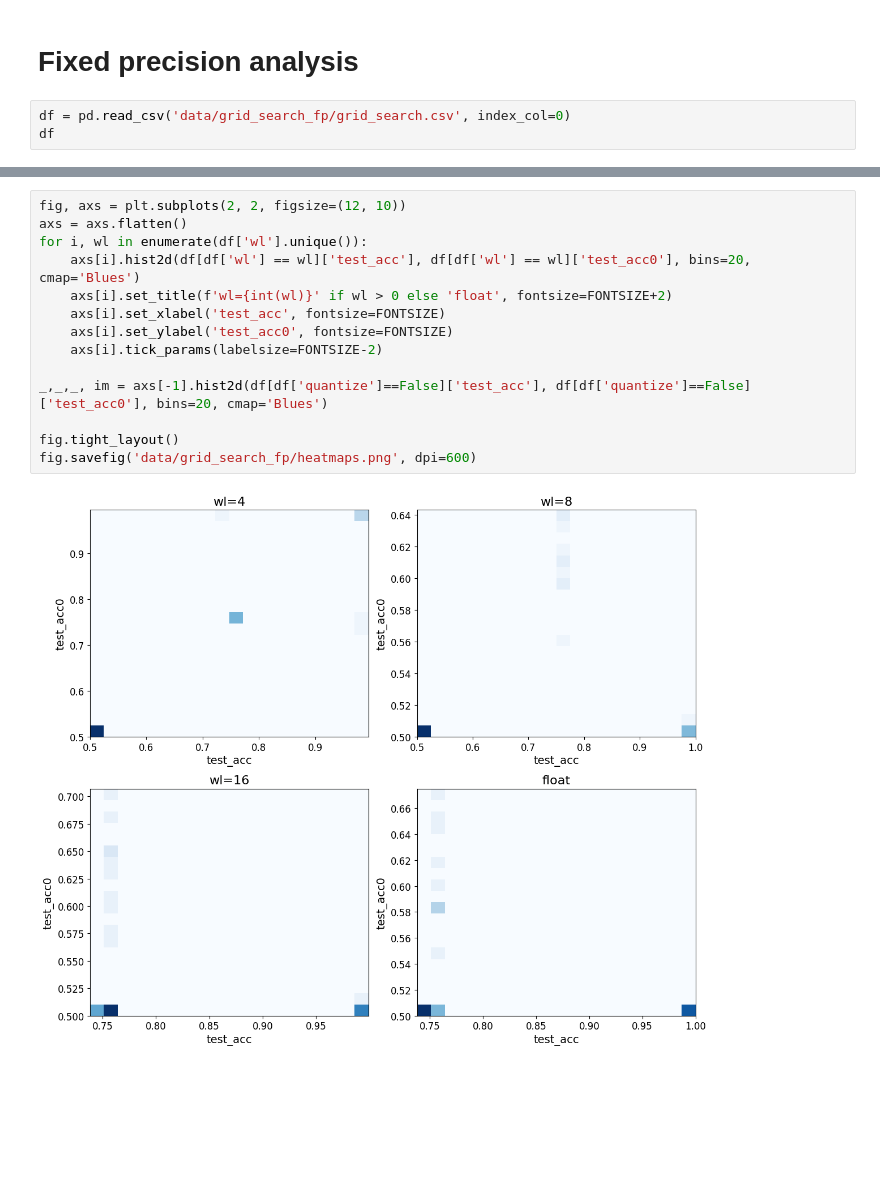
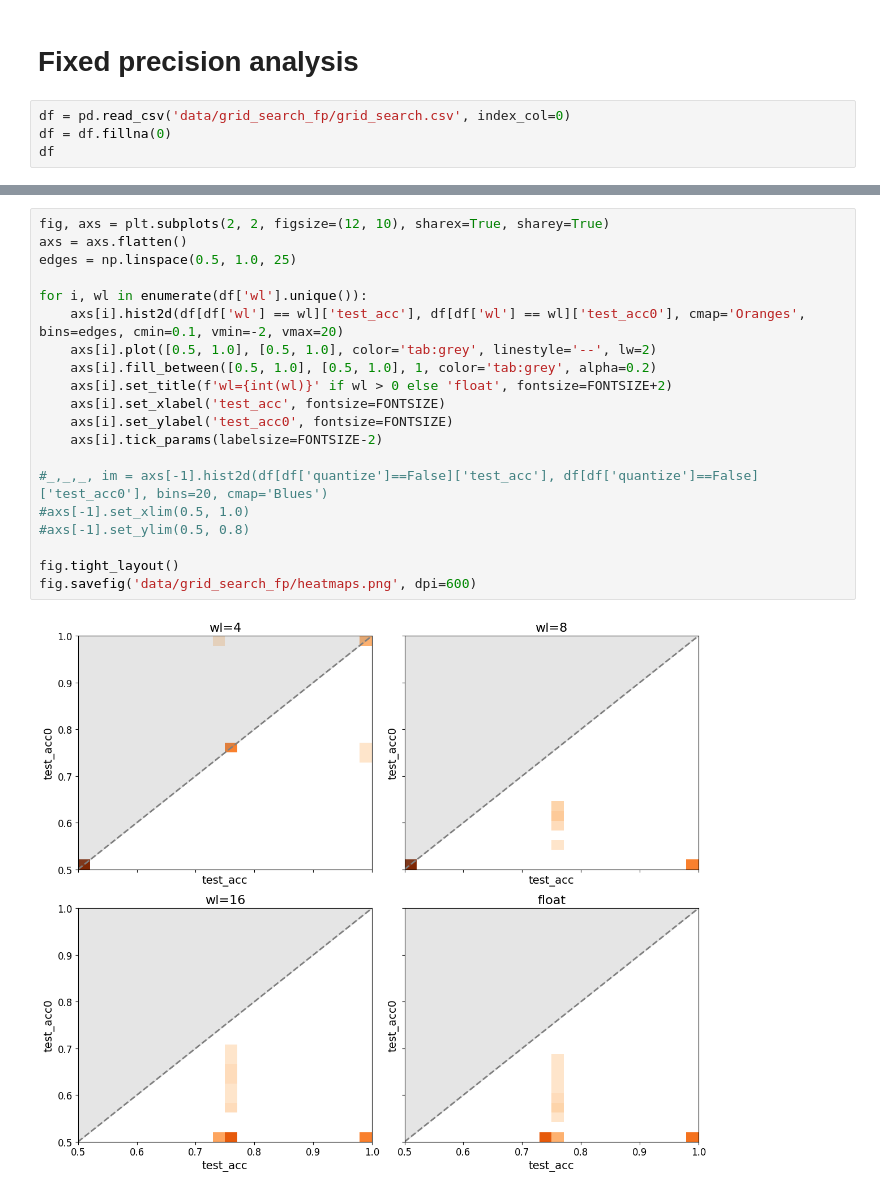
Before and after one commit to c0pp1/TTN4HEP, a Jupyter notebook: TTN/grid_search_results.ipynb, the cells around one changed output, grey strips where cells are left out. Drawn from its saved outputs; the diff is of its cells as text; blank space fills up the shorter version.

Commit message:
feat(titanic + plot fixes)

```diff
--- a/TTN/grid_search_results.ipynb
+++ b/TTN/grid_search_results.ipynb
@@ -256,6 +258,7 @@ fig.savefig('data/grid_search/heatmap_mean_max.png', dpi=600)
 # Fixed precision analysis
 # %%
 df = pd.read_csv('data/grid_search_fp/grid_search.csv', index_col=0)
+df = df.fillna(0)
 df
 # %% [output]
 |  | bond_dim | batch_size | quantize | wl | sample | loss | train_acc | test_acc | train_acc0 | test_acc0 | ... |
@@ -273,17 +276,23 @@ df
 160 rows × 11 columns
 # %%
-fig, axs = plt.subplots(2, 2, figsize=(12, 10))
+fig, axs = plt.subplots(2, 2, figsize=(12, 10), sharex=True, sharey=True)
 axs = axs.flatten()
+edges = np.linspace(0.5, 1.0, 25)
+
 for i, wl in enumerate(df['wl'].unique()):
-    axs[i].hist2d(df[df['wl'] == wl]['test_acc'], df[df['wl'] == wl]['test_acc0'], bins=20, cmap='Blues')
+    axs[i].hist2d(df[df['wl'] == wl]['test_acc'], df[df['wl'] == wl]['test_acc0'], cmap='Oranges', bins=edges, cmin=0.1, vmin=-2, vmax=20)
+    axs[i].plot([0.5, 1.0], [0.5, 1.0], color='tab:grey', linestyle='--', lw=2)
+    axs[i].fill_between([0.5, 1.0], [0.5, 1.0], 1, color='tab:grey', alpha=0.2)
     axs[i].set_title(f'wl={int(wl)}' if wl > 0 else 'float', fontsize=FONTSIZE+2)
     axs[i].set_xlabel('test_acc', fontsize=FONTSIZE)
     axs[i].set_ylabel('test_acc0', fontsize=FONTSIZE)
     axs[i].tick_params(labelsize=FONTSIZE-2)
 
-_,_,_, im = axs[-1].hist2d(df[df['quantize']==False]['test_acc'], df[df['quantize']==False]['test_acc0'], bins=20, cmap='Blues')
+#_,_,_, im = axs[-1].hist2d(df[df['quantize']==False]['test_acc'], df[df['quantize']==False]['test_acc0'], bins=20, cmap='Blues')
+#axs[-1].set_xlim(0.5, 1.0)
+#axs[-1].set_ylim(0.5, 0.8)
 
 fig.tight_layout()
 fig.savefig('data/grid_search_fp/heatmaps.png', dpi=600)
 # %% [output]
-[figure, old version]
+[figure, new version]
```
Also changed, not shown: parts of 2 cells of this notebook, 4 other files.
